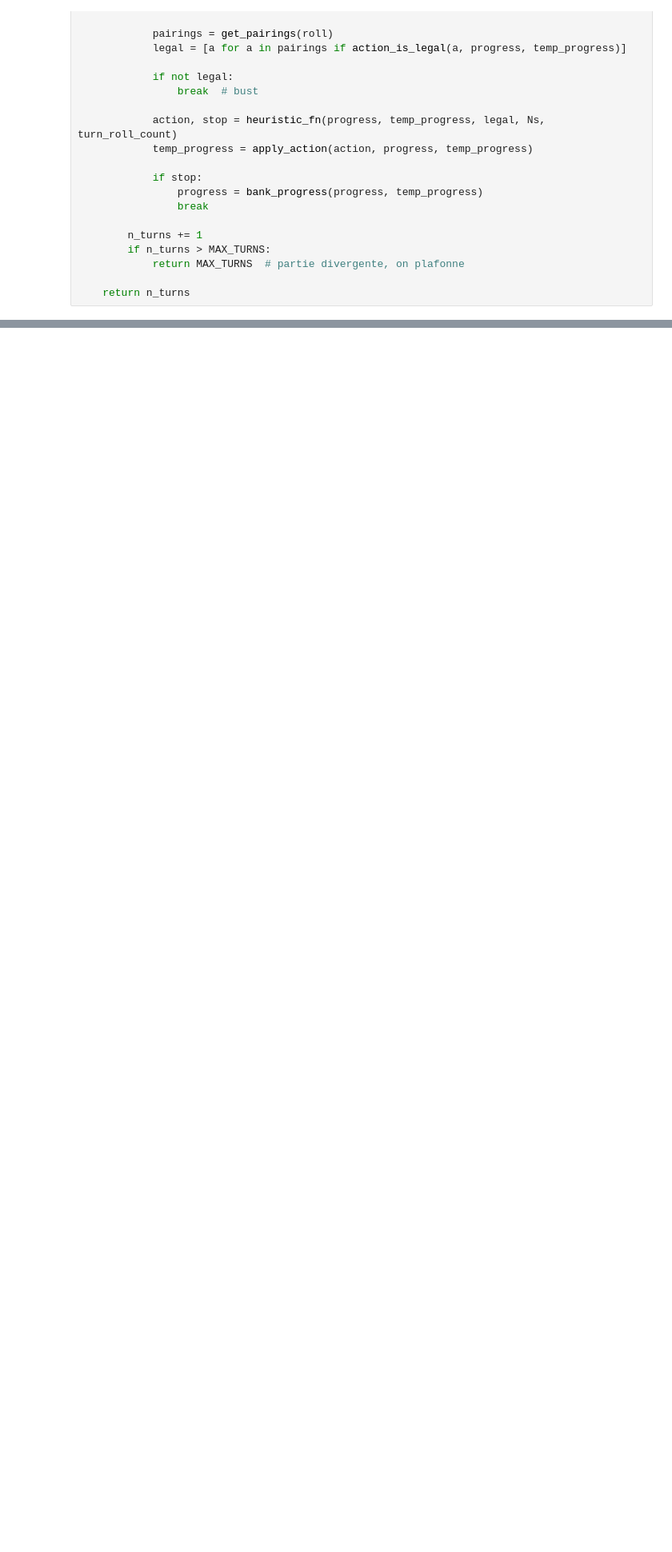
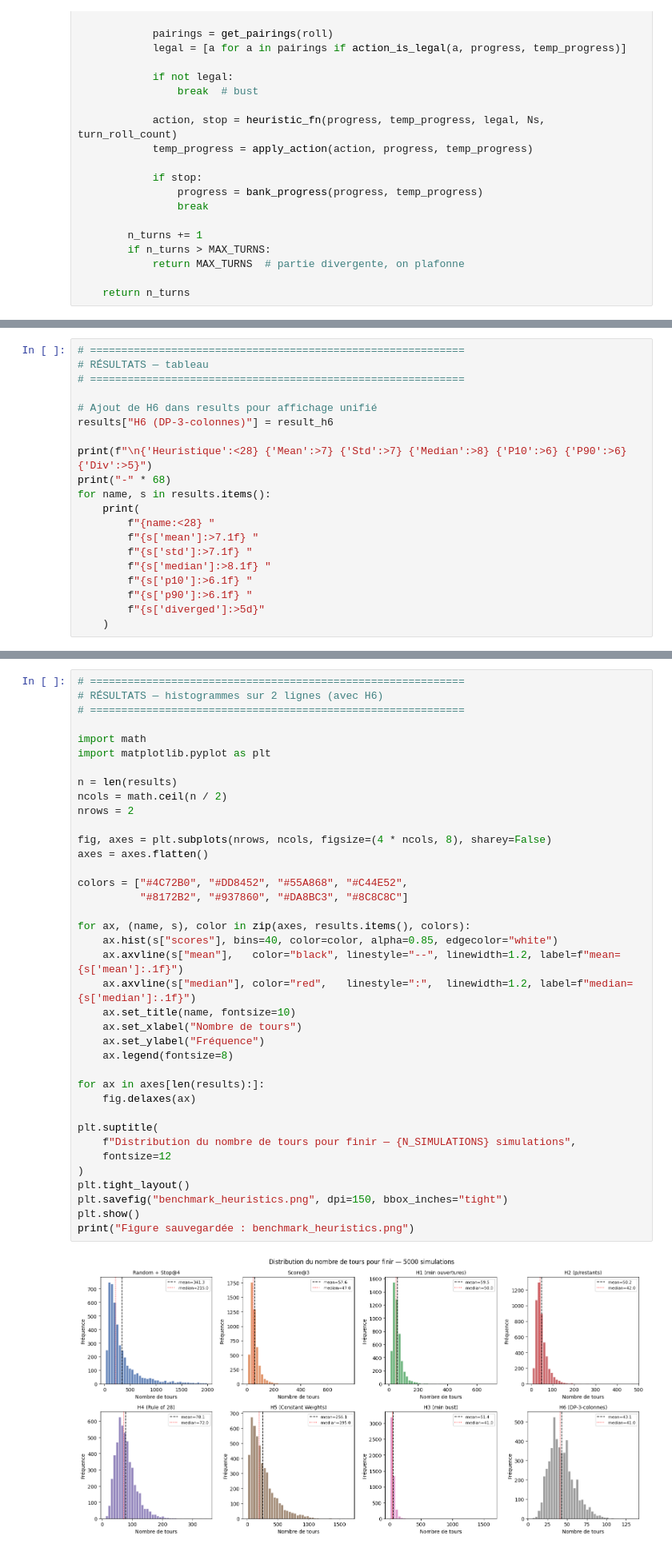
Before and after one commit to CamilleBernardB/Can-t-Stop-projet-IMI, a Jupyter notebook: heuristics_opening.ipynb, the cells around one changed output, grey strips where cells are left out. Shown at 80% size. Drawn from its saved outputs; the diff is of its cells as text; blank space fills up the shorter version.

```diff
--- a/heuristics_opening.ipynb
+++ b/heuristics_opening.ipynb
@@ -381,0 +743,20 @@ Figure sauvegardée : benchmark_heuristics.png
+# %%
+# ============================================================
+# RÉSULTATS — tableau
+# ============================================================
+
+# Ajout de H6 dans results pour affichage unifié
+results["H6 (DP-3-colonnes)"] = result_h6
+
+print(f"\n{'Heuristique':<28} {'Mean':>7} {'Std':>7} {'Median':>8} {'P10':>6} {'P90':>6} {'Div':>5}")
+print("-" * 68)
+for name, s in results.items():
+    print(
+        f"{name:<28} "
+        f"{s['mean']:>7.1f} "
+        f"{s['std']:>7.1f} "
+        f"{s['median']:>8.1f} "
+        f"{s['p10']:>6.1f} "
+        f"{s['p90']:>6.1f} "
+        f"{s['diverged']:>5d}"
+    )
@@ -381,0 +776,40 @@ Figure sauvegardée : benchmark_heuristics.png
+# %%
+# ============================================================
+# RÉSULTATS — histogrammes sur 2 lignes (avec H6)
+# ============================================================
+
+import math
+import matplotlib.pyplot as plt
+
+n = len(results)
+ncols = math.ceil(n / 2)
+nrows = 2
+
+fig, axes = plt.subplots(nrows, ncols, figsize=(4 * ncols, 8), sharey=False)
+axes = axes.flatten()
+
+colors = ["#4C72B0", "#DD8452", "#55A868", "#C44E52",
+          "#8172B2", "#937860", "#DA8BC3", "#8C8C8C"]
+
+for ax, (name, s), color in zip(axes, results.items(), colors):
+    ax.hist(s["scores"], bins=40, color=color, alpha=0.85, edgecolor="white")
+    ax.axvline(s["mean"],   color="black", linestyle="--", linewidth=1.2, label=f"mean={s['mean']:.1f}")
+    ax.axvline(s["median"], color="red",   linestyle=":",  linewidth=1.2, label=f"median={s['median']:.1f}")
+    ax.set_title(name, fontsize=10)
+    ax.set_xlabel("Nombre de tours")
+    ax.set_ylabel("Fréquence")
+    ax.legend(fontsize=8)
+
+for ax in axes[len(results):]:
+    fig.delaxes(ax)
+
+plt.suptitle(
+    f"Distribution du nombre de tours pour finir — {N_SIMULATIONS} simulations",
+    fontsize=12
+)
+plt.tight_layout()
+plt.savefig("benchmark_heuristics.png", dpi=150, bbox_inches="tight")
+plt.show()
+print("Figure sauvegardée : benchmark_heuristics.png")
+# %% [output]
+[figure, added]
```
Also changed, not shown: parts of 25 cells of this notebook, 5 other files.
